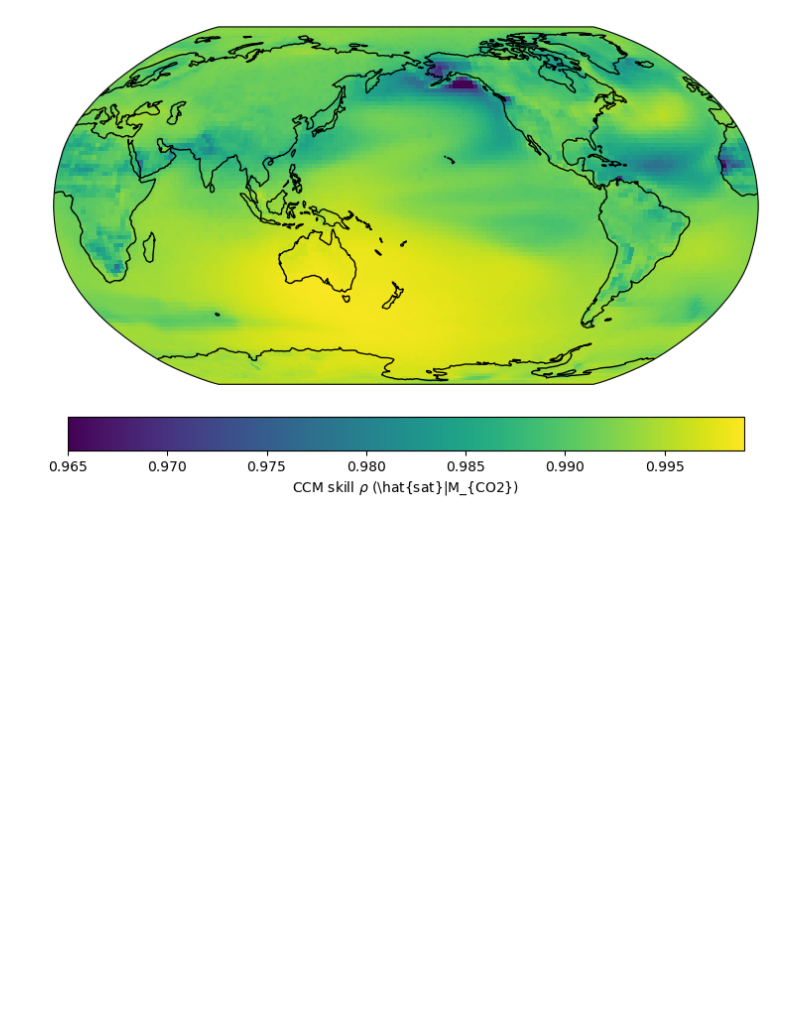
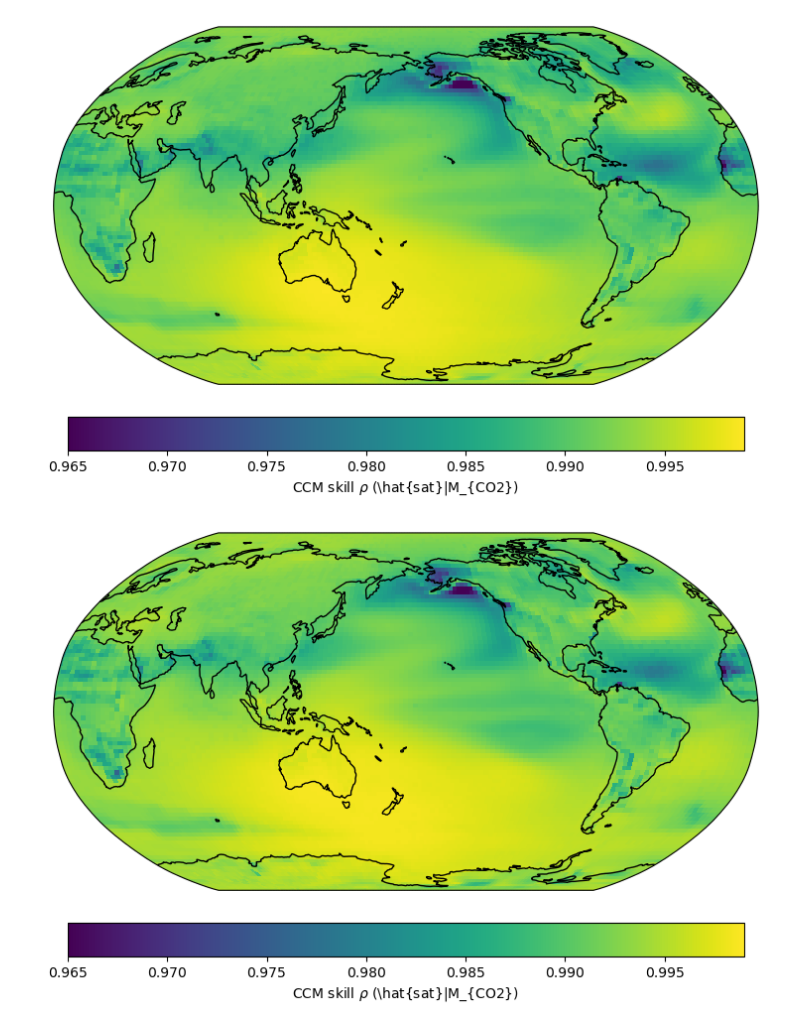
Before and after one commit to Peisong-Zheng/Inso_LGMR, a Jupyter notebook: Sat_Xmapping_CO2.ipynb, the cells around one changed output. Saved outputs shown, nothing was run; the diff lists cells and outputs as text; code cells hidden in the pictures; blank space fills up the shorter version.

```diff
--- a/Sat_Xmapping_CO2.ipynb
+++ b/Sat_Xmapping_CO2.ipynb
@@ -139,3 +139,7 @@ def cal_raw_ccm_map_reversed(ds_sat, df_pre, E, tau, Tp,v_rage='auto',show_plot=
 rwa_rho_map_Tp0=cal_raw_ccm_map_reversed(ds_sat=ds_sat, df_pre= df_co2, E=4, tau=3, Tp=0, v_rage=[0.965,0.999],show_plot=True)
 # %% [output]
 [figure]
+# %%
+rwa_rho_map_Tp0=cal_raw_ccm_map_reversed(ds_sat=ds_sat, df_pre= df_co2, E=4, tau=3, Tp=1, v_rage=[0.965,0.999],show_plot=True)
+# %% [output]
+[figure, added]
```
